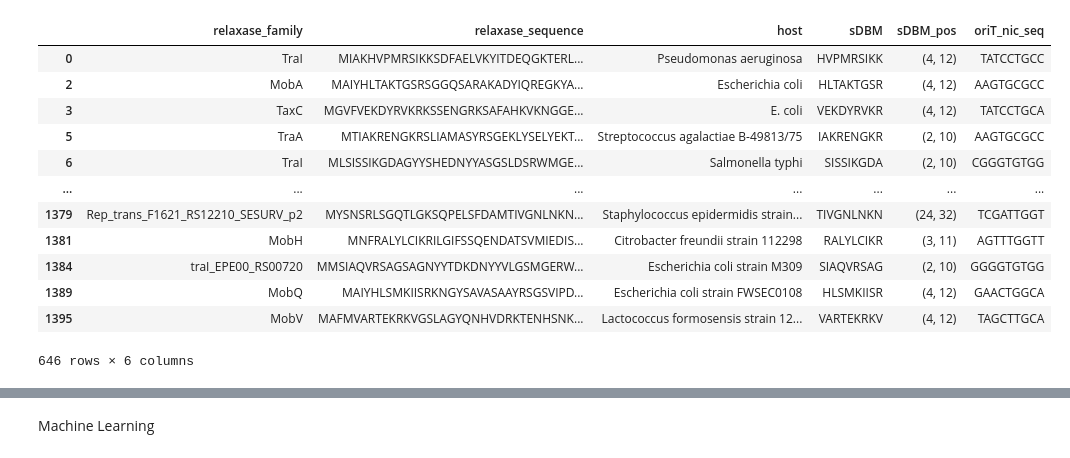
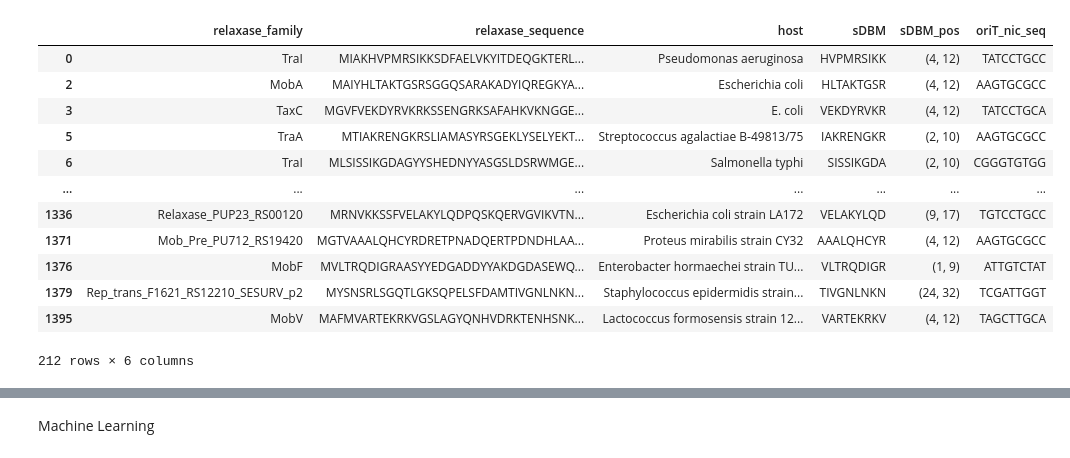
Before and after one commit to Nisanga-P/huh-dna-specificity, a Jupyter notebook: notebooks/ori_predicter.ipynb, the cells around one changed output, grey strips where cells are left out. Saved outputs shown, nothing was run; the diff lists cells and outputs as text; code cells hidden in the pictures.

```diff
--- a/notebooks/ori_predicter.ipynb
+++ b/notebooks/ori_predicter.ipynb
@@ -3,4 +3,6 @@ import torch
 import pandas as pd
 import torch.nn.functional as F
 # %%
-df = pd.read_csv("../data/processed/relaxase_oriT_dataset.csv")
+df_relaxase = pd.read_csv("../data/processed/relaxase_oriT_dataset.csv")
+
+df_rep = pd.read_csv("../data/processed/final_rep_virus_dataset.csv")
@@ -9,26 +33,24 @@ df = df.dropna(subset=['oriT_nic_seq'])
 # %%
-df = df.dropna(subset=['oriT_nic_seq'])
+df_relaxase = df_relaxase.dropna(subset=['oriT_nic_seq'])
 
 # remember to set sDBM threshold
 
-df = df.drop(columns=['oriTDB_accession', 'oriTDB_id', 'nic site', 'sDBM_sim_gap'])
+df_relaxase = df_relaxase.drop(columns=['oriTDB_accession', 'oriTDB_id', 'nic site', 'sDBM_sim_gap'])
 
-df = df.drop_duplicates(subset=["sDBM", "oriT_nic_seq", "relaxase_sequence"], keep='first')
+df_relaxase = df_relaxase.drop_duplicates(subset=["sDBM", "oriT_nic_seq"], keep='first')
 
-df.to_csv('../data/processed/unique_relaxase_oriT_dataset.csv', index=False)
-
-df
+df_relaxase
 # %% [output]
 |  | relaxase_family | relaxase_sequence | host | sDBM | sDBM_pos | oriT_nic_seq |
 | 0 | TraI | MIAKHVPMRSIKKSDFAELVKYITDEQGKTERL... | Pseudomonas aeruginosa | HVPMRSIKK | (4, 12) | TATCCTGCC |
 | 2 | MobA | MAIYHLTAKTGSRSGGQSARAKADYIQREGKYA... | Escherichia coli | HLTAKTGSR | (4, 12) | AAGTGCGCC |
 | 3 | TaxC | MGVFVEKDYRVKRKSSENGRKSAFAHKVKNGGE... | E. coli | VEKDYRVKR | (4, 12) | TATCCTGCA |
 | 5 | TraA | MTIAKRENGKRSLIAMASYRSGEKLYSELYEKT... | Streptococcus agalactiae B-49813/75 | IAKRENGKR | (2, 10) | AAGTGCGCC |
 | 6 | TraI | MLSISSIKGDAGYYSHEDNYYASGSLDSRWMGE... | Salmonella typhi | SISSIKGDA | (2, 10) | CGGGTGTGG |
 | ... | ... | ... | ... | ... | ... | ... |
+| 1336 | Relaxase_PUP23_RS00120 | MRNVKKSSFVELAKYLQDPQSKQERVGVIKVTN... | Escherichia coli strain LA172 | VELAKYLQD | (9, 17) | TGTCCTGCC |
+| 1371 | Mob_Pre_PU712_RS19420 | MGTVAAALQHCYRDRETPNADQERTPDNDHLAA... | Proteus mirabilis strain CY32 | AAALQHCYR | (4, 12) | AAGTGCGCC |
+| 1376 | MobF | MVLTRQDIGRAASYYEDGADDYYAKDGDASEWQ... | Enterobacter hormaechei strain TU... | VLTRQDIGR | (1, 9) | ATTGTCTAT |
 | 1379 | Rep_trans_F1621_RS12210_SESURV_p2 | MYSNSRLSGQTLGKSQPELSFDAMTIVGNLNKN... | Staphylococcus epidermidis strain... | TIVGNLNKN | (24, 32) | TCGATTGGT |
-| 1381 | MobH | MNFRALYLCIKRILGIFSSQENDATSVMIEDIS... | Citrobacter freundii strain 112298 | RALYLCIKR | (3, 11) | AGTTTGGTT |
-| 1384 | traI_EPE00_RS00720 | MMSIAQVRSAGSAGNYYTDKDNYYVLGSMGERW... | Escherichia coli strain M309 | SIAQVRSAG | (2, 10) | GGGGTGTGG |
-| 1389 | MobQ | MAIYHLSMKIISRKNGYSAVASAAYRSGSVIPD... | Escherichia coli strain FWSEC0108 | HLSMKIISR | (4, 12) | GAACTGGCA |
 | 1395 | MobV | MAFMVARTEKRKVGSLAGYQNHVDRKTENHSNK... | Lactococcus formosensis strain 12... | VARTEKRKV | (4, 12) | TAGCTTGCA |
-646 rows × 6 columns
+212 rows × 6 columns
```
Also changed, not shown: parts of 18 cells of this notebook, 59 other files.
